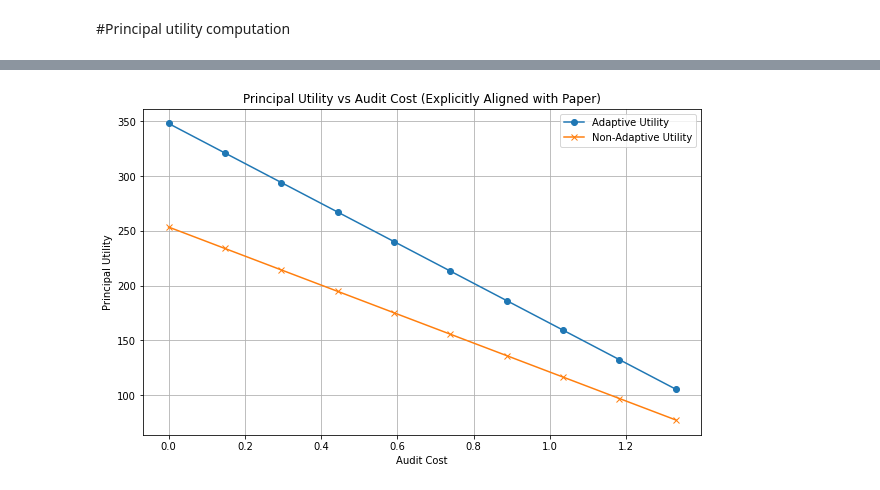
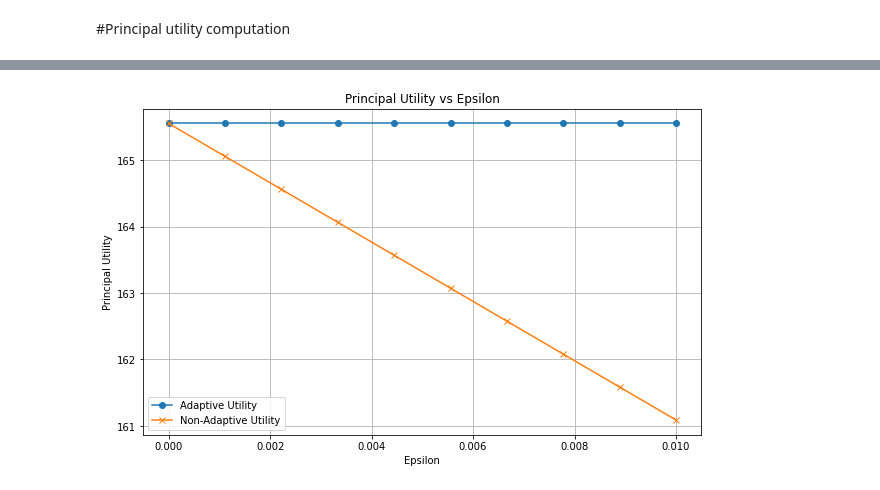
Before and after one commit to dasddassad/Optimally-Auditing-Adversarial-Agents, a Jupyter notebook: Audit simulation.ipynb, the cells around one changed output, grey strips where cells are left out. Saved outputs shown, nothing was run; the diff lists cells and outputs as text; code cells hidden in the pictures.

```diff
--- a/Audit simulation.ipynb
+++ b/Audit simulation.ipynb
@@ -8,7 +6,6 @@ import matplotlib.pyplot as plt
 # %%
-def initialize_parameters(seed=7, num_agents=1000, m=3, penalty=0.5, cost_max=1.33, cost_points=10, epsilon=1e-1):
+def initialize_parameters(seed=7, num_agents=1000, m=3, penalty_margin=0.5, epsilon=1e-6):
     np.random.seed(seed)
     type_dist = np.random.dirichlet(np.random.uniform(1, 2, m))
-    payments, penalties = generate_payments_and_penalties(type_dist, penalty, m)
-    cost_values = np.linspace(0, cost_max, cost_points)
-    return num_agents, m, type_dist, payments, penalties, cost_values, epsilon
+    payments, penalties = generate_payments_and_penalties(type_dist, penalty_margin, m)
+    return num_agents, m, type_dist, payments, penalties, epsilon
@@ -17,10 +12,9 @@ def initialize_parameters(seed=7, num_agents=1000, m=3, penalty=0.5, cost_max=1.
 # %%
-# Generate payments and penalties based on type distribution
-def generate_payments_and_penalties(type_dist, penalty, m):
+def generate_payments_and_penalties(type_dist, penalty_margin, m):
     payments = np.zeros(m)
     cumulative = 0
     for i in range(m):
         cumulative += type_dist[i]
         payments[i] = 1 + cumulative / 2
-    penalties = payments + penalty
+    penalties = payments + penalty_margin
     return payments, penalties
@@ -74,10 +51,10 @@ def optimal_non_adaptive_policy(type_dist, payments, penalties, cost, m, num_age
 # %%
-def optimal_adaptive_policy(type_dist, payments, penalties, cost, m, num_agents):
-    epsilon = 0
+def optimal_policy(type_dist, payments, penalties, cost, m, num_agents, epsilon):
     best_utility = -np.inf
     optimal_audit_vector = np.zeros(m)
     for i in range(m - 1):
-        for u in [payments[i], payments[i + 1]]:
+        perturbations = [payments[i] + epsilon, payments[i+1] - epsilon] if epsilon > 0 else [payments[i], payments[i+1]]
+        for u in perturbations:
             audit_vector = np.clip((payments - u) / penalties, 0, 1)
             eq_strategy = determine_equilibrium_strategy(payments, penalties, audit_vector, epsilon)
             utility = principal_utility(type_dist, audit_vector, cost, eq_strategy, num_agents, payments, penalties)
@@ -94,40 +71,66 @@ def verify_assumptions(payments, penalties, cost, type_dist):
     A5 = np.isclose(np.sum(type_dist), 1)
     return A1, A2, A3, A4, A5
 # %%
-# Run complete simulations
-def run_simulation():
-    num_agents, m, type_dist, payments, penalties, cost_values, epsilon = initialize_parameters()
-    utility_non_adaptive = []
-    utility_adaptive = []
+# Run simulation for varying parameter values (cost, epsilon, penalty_margin)
+def run_simulation_varying_param(varying_param, param_values, fixed_cost=1.0, fixed_epsilon=1e-1, fixed_penalty_margin=0.5):
+    results_adaptive = []
+    results_non_adaptive = []
+    num_agents, m, type_dist, payments, penalties, _ = initialize_parameters(penalty_margin=fixed_penalty_margin, epsilon=fixed_epsilon)
 
-    for cost in cost_values:
-        # Non-adaptive setting with epsilon perturbation
-        na_utility, _ = optimal_non_adaptive_policy(type_dist, payments, penalties, cost, m, num_agents, epsilon)
-        utility_non_adaptive.append(na_utility)
+    for param in param_values:
+        if varying_param == 'cost':
+            cost = param
+            epsilon = fixed_epsilon
+            penalty_margin = fixed_penalty_margin
+        elif varying_param == 'epsilon':
+            cost = fixed_cost
+            epsilon = param
+            penalty_margin = fixed_penalty_margin
+        elif varying_param == 'penalty_margin':
+            cost = fixed_cost
+            epsilon = fixed_epsilon
+            penalty_margin = param
+            payments, penalties = generate_payments_and_penalties(type_dist, penalty_margin, m)
+        else:
+            raise ValueError("Invalid parameter to vary.")
 
-        # Adaptive setting without epsilon perturbation
-        ad_utility, _ = optimal_adaptive_policy(type_dist, payments, penalties, cost, m, num_agents)
-        utility_adaptive.append(ad_utility)
+        # Adaptive setting (epsilon=0)
+        adaptive_util, _ = optimal_policy(type_dist, payments, penalties, cost, m, num_agents, epsilon=0)
+        results_adaptive.append(adaptive_util)
+
+        # Non-adaptive setting (with epsilon)
+        non_adaptive_util, _ = optimal_policy(type_dist, payments, penalties, cost, m, num_agents, epsilon)
+        results_non_adaptive.append(non_adaptive_util)
 
         # Verify assumptions
         A1, A2, A3, A4, A5 = verify_assumptions(payments, penalties, cost, type_dist)
-        print(f"Cost: {cost:.2f}, A1: {'✔️' if A1 else '❌'}, A2: {'✔️' if A2 else '❌'}, A3: {'✔️' if A3 else '❌'}, A4: {'✔️' if A4 else '❌'}, A5: {'✔️' if A5 else '❌'}")
+        print(f"Param: {param:.4f}, A1: {'✔️' if A1 else '❌'}, A2: {'✔️' if A2 else '❌'}, A3: {'✔️' if A3 else '❌'}, A4: {'✔️' if A4 else '❌'}, A5: {'✔️' if A5 else '❌'}")
 
-    plot_results(cost_values, utility_adaptive, utility_non_adaptive)
+    plot_results(param_values, results_adaptive, results_non_adaptive, varying_param)
 
 # Plotting results explicitly
-def plot_results(cost_values, adaptive_utility, non_adaptive_utility):
+def plot_results(param_values, adaptive_utility, non_adaptive_utility, param_name):
     plt.figure(figsize=(10, 6))
-    plt.plot(cost_values, adaptive_utility, label='Adaptive Utility', marker='o')
-    plt.plot(cost_values, non_adaptive_utility, label='Non-Adaptive Utility', marker='x')
-    plt.xlabel('Audit Cost')
+    plt.plot(param_values, adaptive_utility, label='Adaptive Utility', marker='o')
+    plt.plot(param_values, non_adaptive_utility, label='Non-Adaptive Utility', marker='x')
+    plt.xlabel(param_name.capitalize())
     plt.ylabel('Principal Utility')
-    plt.title('Principal Utility vs Audit Cost (Explicitly Aligned with Paper)')
+    plt.title(f'Principal Utility vs {param_name.capitalize()}')
     plt.legend()
     plt.grid(True)
     plt.show()
 
-# Execute simulation
+# Example execution
 if __name__ == "__main__":
-    run_simulation()
+    # Example: vary epsilon
+    epsilon_values = np.linspace(0, 0.01, 10)
+    run_simulation_varying_param('epsilon', epsilon_values)
+
+    # Example: vary penalty_margin
+    penalty_values = np.linspace(0.1, 1.0, 10)
+    run_simulation_varying_param('penalty_margin', penalty_values)
+
+    # Example: vary cost
+    cost_values = np.linspace(0, 1.33, 10)
+    run_simulation_varying_param('cost', cost_values)
 # %% [output]
@@ -144 +147 @@ Cost: 1.33, A1: ✔️, A2: ✔️, A3: ✔️, A4: ✔️, A5: ✔️
-[figure, old version]
+[figure, new version]
```
Also changed, not shown: parts of 6 cells of this notebook.
